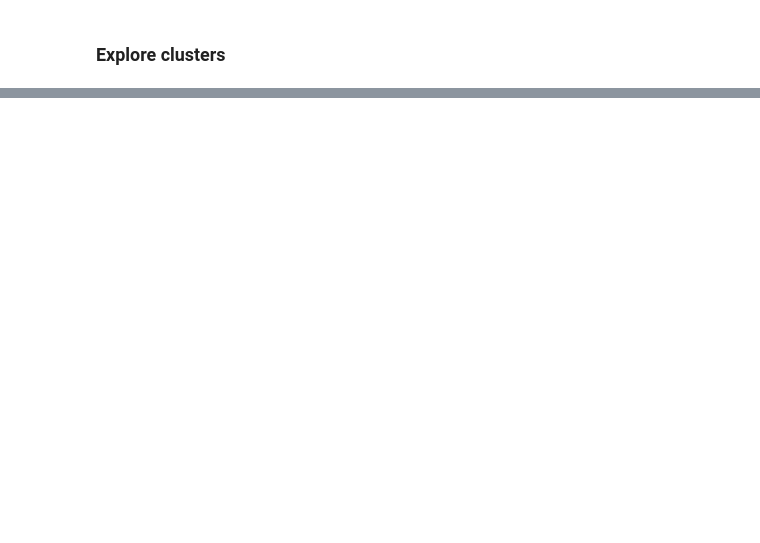
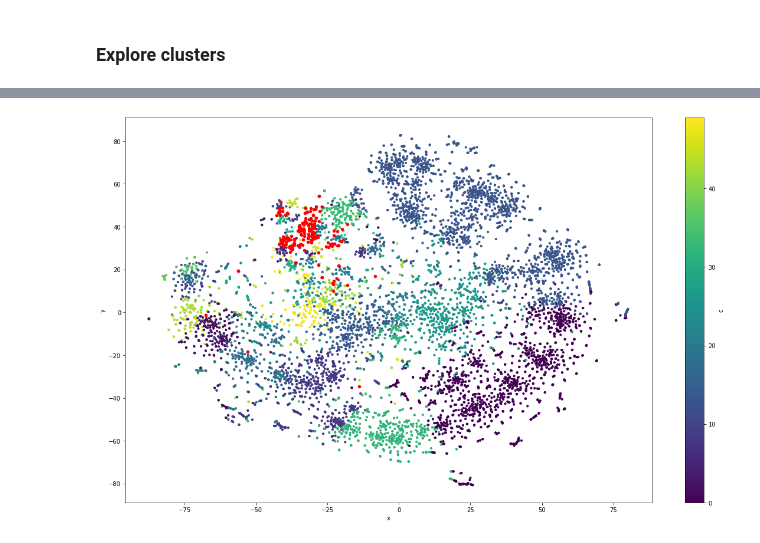
Before and after one commit to csralvall/online_game_toxicity, a Jupyter notebook: clustering_ftt.ipynb, the cells around one changed output, grey strips where cells are left out. Saved outputs shown, nothing was run; the diff lists cells and outputs as text; code cells hidden in the pictures; blank space fills up the shorter version.

```diff
--- a/clustering_ftt.ipynb
+++ b/clustering_ftt.ipynb
@@ -296,3 +249,5 @@ df_test.to_csv(f'/content/drive/MyDrive/nlp/ftt_clusters_df.csv', index=False)
+# %%
+df_test = pd.read_csv('/content/drive/MyDrive/nlp/ftt_clusters_df.csv')
 # %% [markdown]
 ### Explore results
 # %%
@@ -300,4 +255,4 @@ ftt_group = df_test.groupby('ftt_clusters')
 # %% [markdown]
 Get toxicity score for each cluster
 # %%
-ftt_group['toxicity'].sum() / ftt_group.size()
+ftt_score = (ftt_group['toxicity'].sum() / ftt_group.size())
@@ -321,0 +259,6 @@ dtype: float64
+# %%
+ftt_scored = pd.DataFrame({'score': ftt_score.values, 'size': ftt_group.size()})
+ftt_scored = ftt_scored[ftt_scored['score'] > 0.2]
+ftt_scored = ftt_scored.sort_values(by=['score', 'size'], ascending=[False, False])
+top_toxic_clusters = ftt_scored.index.to_list()
+ftt_scored
@@ -343,0 +373,15 @@ Name: text, dtype: object
+# %%
+fig, ax = plt.subplots()
+pointscluster = pd.DataFrame(
+    [(chat, coord[0], coord[1], cluster) for (chat, coord, cluster) in zip(df_test['clean'], matrix_dicc2d, df_test['ftt_clusters']) ],
+    columns=["word", "x", "y", "c"]
+)
+pointscluster.plot(ax=ax, kind='scatter', x='x', y='y', c='c', cmap='viridis', s=10, figsize=(20, 12))
+toxic_clusters = pd.DataFrame(
+    [(coord[0], coord[1]) for (coord, cluster) in zip(matrix_dicc2d, df_test['ftt_clusters']) if cluster in top_toxic_clusters ],
+    columns=["x", "y"]
+)
+toxic_clusters.plot(ax=ax, kind='scatter', x='x', y='y', color='red')
+plt.show()
+# %% [output]
+[figure, added]
```
Also changed, not shown: parts of 27 cells of this notebook.
